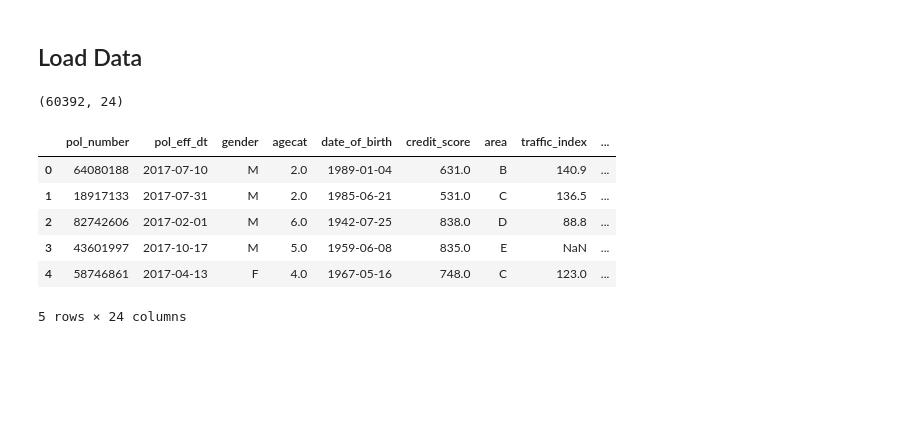
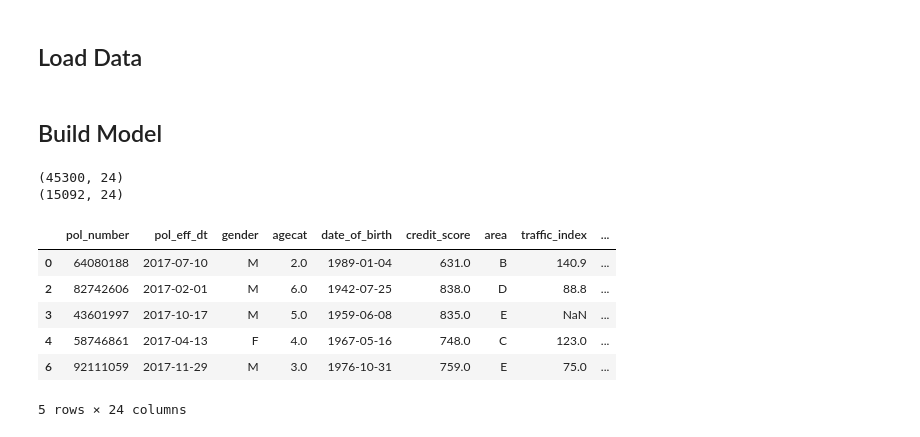
Before and after one commit to mengjin67/data_science_bootcamp_lecture_1, a Jupyter notebook: analysis_pipeline/model_selection.ipynb, the cells around one changed output. Saved outputs shown, nothing was run; the diff lists cells and outputs as text; code cells hidden in the pictures; blank space fills up the shorter version.

```diff
--- a/analysis_pipeline/model_selection.ipynb
+++ b/analysis_pipeline/model_selection.ipynb
@@ -18,14 +18,23 @@ import rich
 # %%
 input_folder = "../.local/analysis_pipeline/data_exploration"
 model_data = pd.read_parquet(f"{input_folder}/model_data.parquet")
-print( model_data.shape )
-model_data.head(5)
-# %% [output]
-(60392, 24)
-|  | pol_number | pol_eff_dt | gender | agecat | date_of_birth | credit_score | area | traffic_index | ... |
-| 0 | 64080188 | 2017-07-10 | M | 2.0 | 1989-01-04 | 631.0 | B | 140.9 | ... |
-| 1 | 18917133 | 2017-07-31 | M | 2.0 | 1985-06-21 | 531.0 | C | 136.5 | ... |
-| 2 | 82742606 | 2017-02-01 | M | 6.0 | 1942-07-25 | 838.0 | D | 88.8 | ... |
-| 3 | 43601997 | 2017-10-17 | M | 5.0 | 1959-06-08 | 835.0 | E | NaN | ... |
-| 4 | 58746861 | 2017-04-13 | F | 4.0 | 1967-05-16 | 748.0 | C | 123.0 | ... |
-5 rows × 24 columns
+# %% [markdown]
+## Build Model
+# %%
+# Define the list of predictors
+pred_lst = ['agecat2', 'gender', 'credit_score', 'area', 'traffic_index', 'veh_age', 'veh_body', 'veh_value']
+# Split the data into training and validation sets
+train_data = model_data.loc[model_data['sample'] == '1|bld']
+val_data = model_data.loc[model_data['sample'] == '2|val']
+rich.print( train_data.shape, val_data.shape )
+train_data.head(5)
+# %% [output]
+(45300, 24)
+(15092, 24)
+|  | pol_number | pol_eff_dt | gender | agecat | date_of_birth | credit_score | area | traffic_index | ... |
+| 0 | 64080188 | 2017-07-10 | M | 2.0 | 1989-01-04 | 631.0 | B | 140.9 | ... |
+| 2 | 82742606 | 2017-02-01 | M | 6.0 | 1942-07-25 | 838.0 | D | 88.8 | ... |
+| 3 | 43601997 | 2017-10-17 | M | 5.0 | 1959-06-08 | 835.0 | E | NaN | ... |
+| 4 | 58746861 | 2017-04-13 | F | 4.0 | 1967-05-16 | 748.0 | C | 123.0 | ... |
+| 6 | 92111059 | 2017-11-29 | M | 3.0 | 1976-10-31 | 759.0 | E | 75.0 | ... |
+5 rows × 24 columns
```
Also changed, not shown: parts of 8 cells of this notebook, 8 other files.
